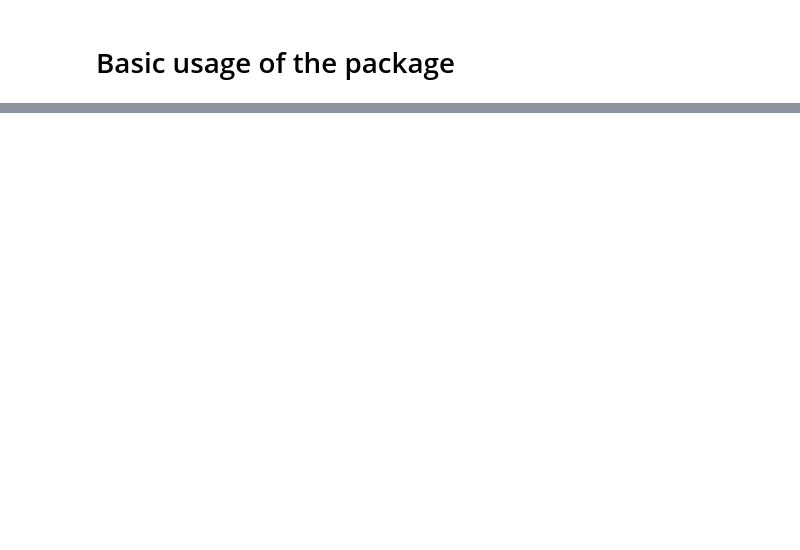
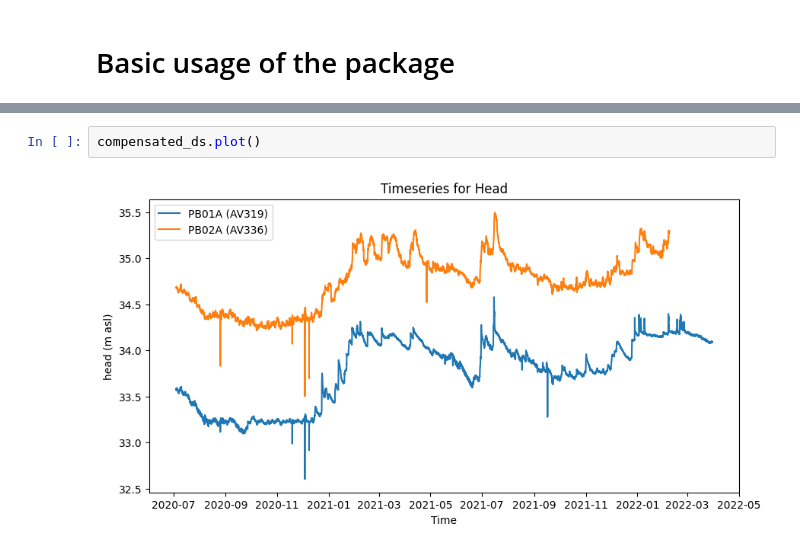
Before and after one commit to zawadzkim/gensor, a Jupyter notebook: docs/notebooks/000-basic_usage.ipynb, the cells around one changed output, grey strips where cells are left out. Saved outputs shown, nothing was run; the diff lists cells and outputs as text; blank space fills up the shorter version.

```diff
--- a/docs/notebooks/000-basic_usage.ipynb
+++ b/docs/notebooks/000-basic_usage.ipynb
@@ -65,0 +156,4 @@ fig, ax = pb01a_comp.detect_outliers("zscore").plot()
+# %%
+compensated_ds.plot()
+# %% [output]
+[figure, added]
```
Also changed, not shown: parts of 32 cells of this notebook, 27 other files.
